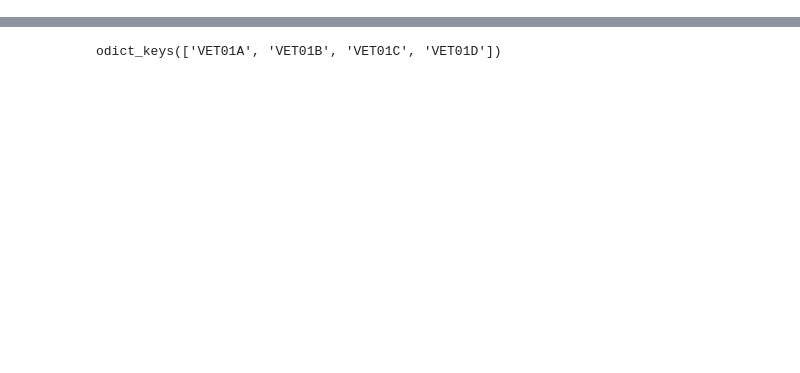
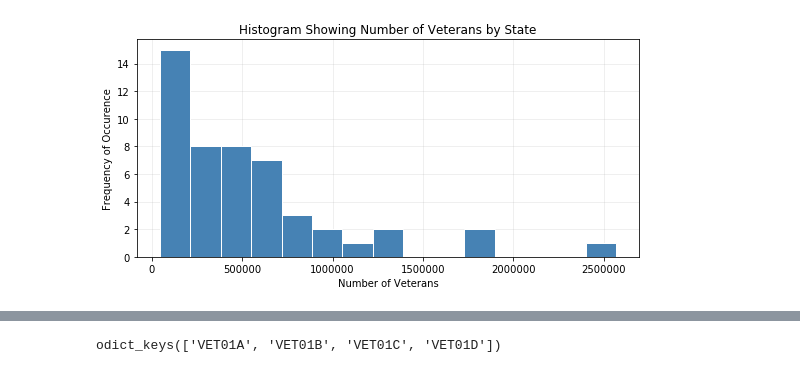
Before and after one commit to shha5648/DM_VA_DATA, a Jupyter notebook: Kylee_notebook.ipynb, the cells around one changed output, grey strips where cells are left out. Cells and saved outputs as stored; diff of their text form; code cells hidden in the pictures; blank space fills up the shorter version.

```diff
--- a/Kylee_notebook.ipynb
+++ b/Kylee_notebook.ipynb
@@ -203,0 +247,2 @@ ALL_STATES_YEARS = [fy14_ak,fy14_al,fy14_ar,fy14_az,fy14_ca,fy14_co,fy14_ct,fy14
+# %%
+vet_sum = pd.read_excel('VET_STATE_SUMMARY_A.xlsx')
@@ -203,0 +259,16 @@ ALL_STATES_YEARS = [fy14_ak,fy14_al,fy14_ar,fy14_az,fy14_ca,fy14_co,fy14_ct,fy14
+# %%
+def plotHist(dfSeries):
+    fig, ax = plt.subplots(nrows=1, ncols=1, figsize=(9,4))
+    dfSeries.hist(ax=ax, bins=15, color="steelblue", align='mid',normed=False, edgecolor="white")
+    ax.grid(alpha=0.25)
+    ax.set_axisbelow(True)
+    filename = "/Users/kair/data_mining/DM_VA_DATA/hist{0:02d}"
+    counter = 1
+    plt.savefig(filename.format(counter))
+    plt.xlabel('Number of Veterans')
+    plt.ylabel('Frequency of Occurence')
+    plt.title('Histogram Showing Number of Veterans by State')
+# %%
+plotHist(vet_sum['VET010200D'])
+# %% [output]
+[figure, added]
```
Also changed, not shown: parts of 30 cells of this notebook, 6 other files.
